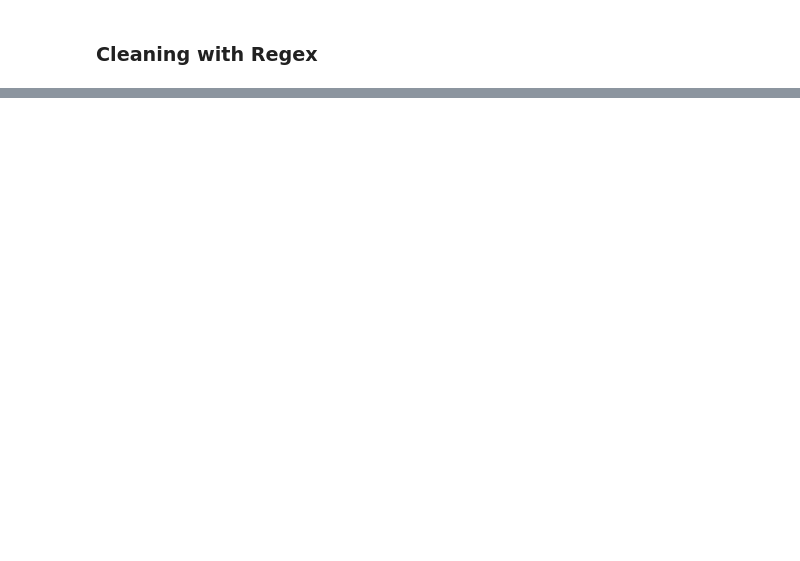
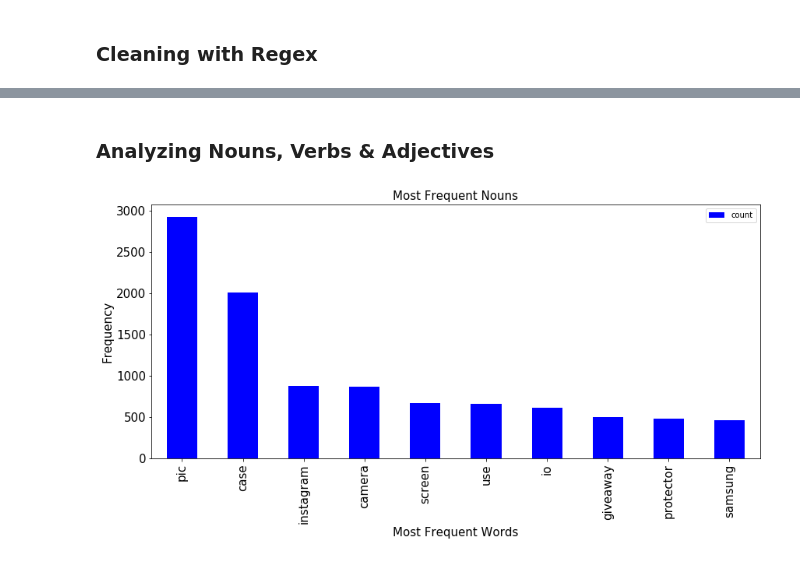
Before and after one commit to PriyabrataThatoi/WebScrapping-and-Sentiment-Analysis, a Jupyter notebook: R & Python Project.ipynb, the cells around one changed output, grey strips where cells are left out. Cells and saved outputs as stored; diff of their text form; code cells hidden in the pictures; blank space fills up the shorter version.

```diff
--- a/R & Python Project.ipynb
+++ b/R & Python Project.ipynb
@@ -181,0 +256,11 @@ new_data[['processed_word','token_text']]
+# %%
+# Creating POS Tags
+data2['pos_tags'] = data2['tokens'].apply(lambda x : nltk.pos_tag(x))
+# %%
+#POS TAGS REMOVAL (NOUNS)
+for i in data2.index:
+    for j in range(1,len(data2.at[i,'pos_tags'])):
+            tag = data2.at[i,'pos_tags'][j][1]
+            word = data2.at[i,'pos_tags'][j][0]
+            if((tag in ['NN','NNPS','PRP','PRP$','FW','IN','MD','WP','WDT',]) & (word in data2.at[i,'tokens'])):
+                x = data2.at[i,'tokens'].remove(word)
@@ -181,0 +303,9 @@ new_data[['processed_word','token_text']]
+# %%
+i = 0
+for x in data2['cleantext']:
+    entitycontainer = tweet_ner(x)
+    data2.at[i,'NN'] = entitycontainer[0]
+    data2.at[i,'JJ'] = entitycontainer[1]
+    data2.at[i,'VB'] = entitycontainer[2]
+    data2.at[i,'GEO'] = entitycontainer[3]
+    i += 1
@@ -181,0 +321,21 @@ new_data[['processed_word','token_text']]
+# %%
+for i in data2.head(10).index:
+    data2['NN']=data2['NN'].apply(lambda x: ",".join(word for word in x.split('/NN')))
+    data2['JJ']=data2['JJ'].apply(lambda x: ",".join(word for word in x.split('/JJ')))
+    data2['VB']=data2['VB'].apply(lambda x: ",".join(word for word in x.split('/VB')))
+# %% [markdown]
+### Analyzing Nouns, Verbs & Adjectives
+# %%
+vectorizer = CountVectorizer()
+tokens_data_NN = pd.DataFrame(vectorizer.fit_transform(data2['NN']).toarray(), columns=vectorizer.get_feature_names())
+a=pd.DataFrame(tokens_data_NN.sum(axis=0,skipna=True))
+x = a.rename(columns={0:'count'}).reset_index().rename(columns={'index':'word'}).sort_values(by='count',ascending=False)
+
+list_iphone = ['11','xs','pro','max','iphonex','xr','x','iphone7','iphone8','iphone8plus','iphonexsmax','iphon','com','http'
+              ,'twitter','phone','appl','www','jj','cd','plu','igshid','iphonexr']
+x[~x['word'].isin(list_iphone)].head(10).plot(y='count',x='word',kind='bar',color='blue',figsize=(14,6),fontsize = 15)
+plt.xlabel('Most Frequent Words',fontsize = 15);
+plt.ylabel('Frequency',fontsize = 15);
+plt.title('Most Frequent Nouns', fontsize = 15);
+# %% [output]
+[figure, added]
```
Also changed, not shown: parts of 47 cells of this notebook.
